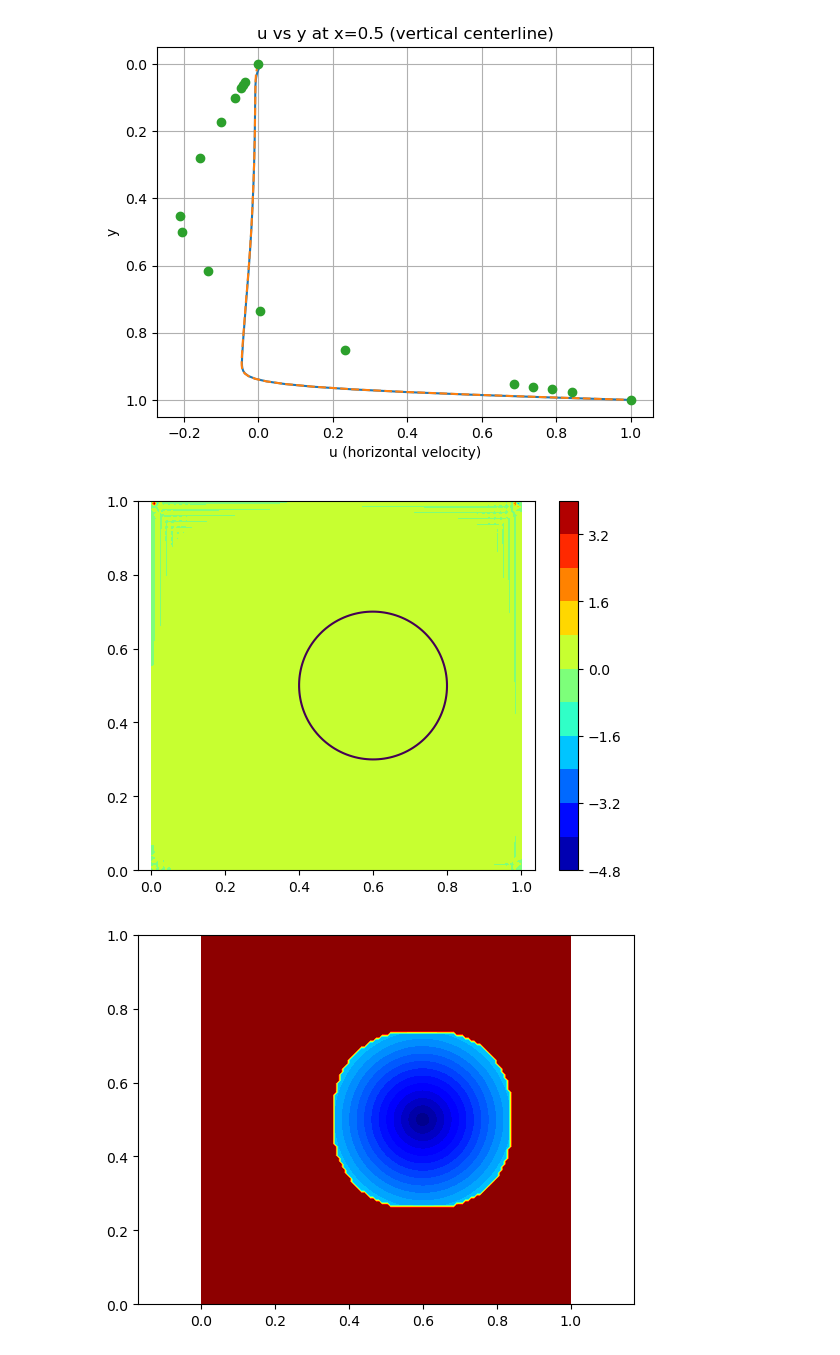
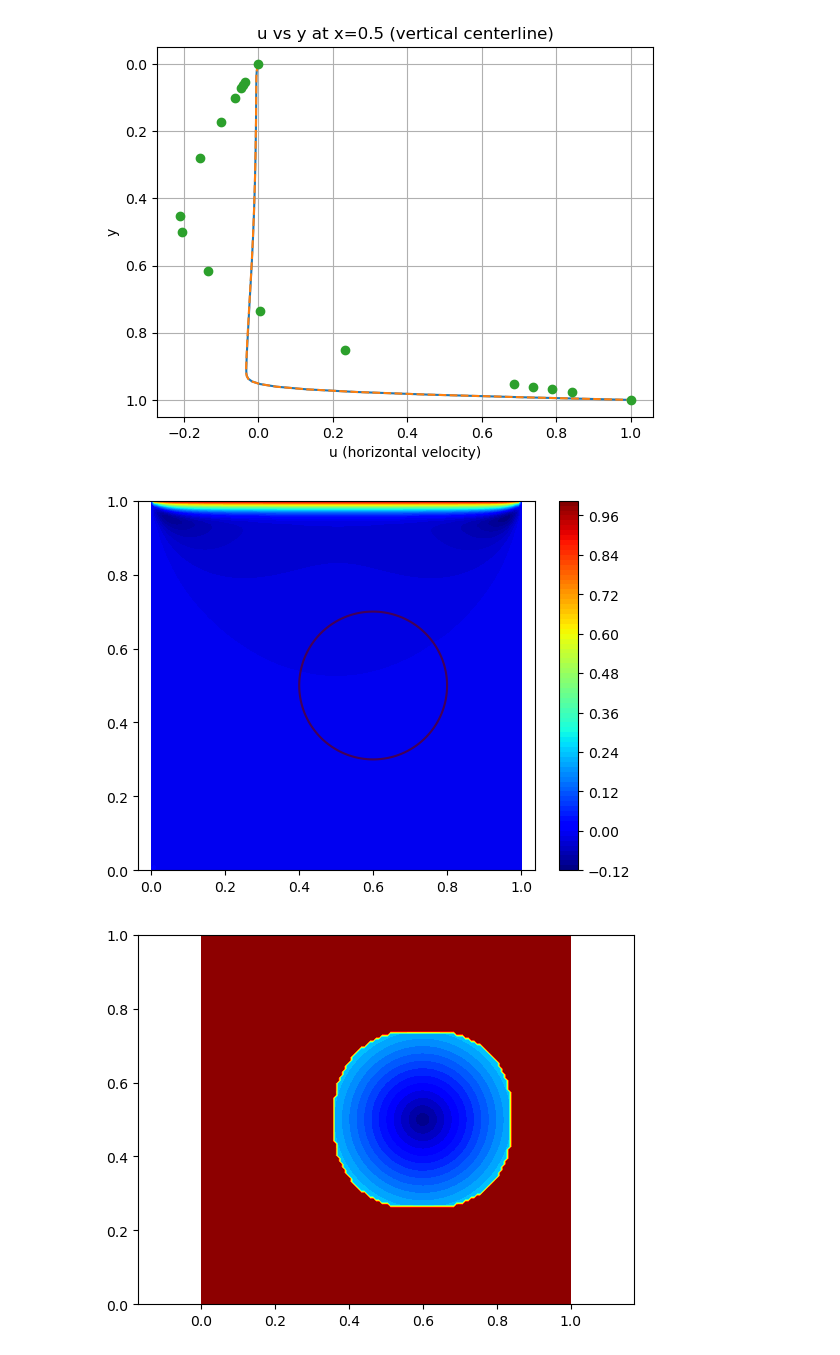
Before and after one commit to samanseifi/pyRMT, a Jupyter notebook: plotting.ipynb, the cells around one changed output. Saved outputs shown, nothing was run; the diff lists cells and outputs as text; code cells hidden in the pictures.

```diff
--- a/plotting.ipynb
+++ b/plotting.ipynb
@@ -17,7 +17,7 @@ def create_grid(Nx, Ny, Lx, Ly):
 with h5py.File("frames/data_00001.h5", "r") as f:
     phi00 = f["phi"][:]
 
-with h5py.File("frames_128x128_semi_rk4_mus_01_zero_kapp_200/data_00450.h5", "r") as f:
+with h5py.File("frames_128x128_semi_rk4_mus_01_zero_kapp_200/data_00250.h5", "r") as f:
     phi0 = f["phi"][:]
     sigma_xx0 = f["sigma_xx"][:]
     sigma_xy0 = f["sigma_xy"][:]
@@ -31,7 +31,7 @@ with h5py.File("frames_128x128_semi_rk4_mus_01_zero_kapp_200/data_00450.h5", "r"
     div_vel0 = f["div_vel"][:]
 
 
-with h5py.File("frames/data_00450.h5", "r") as f:
+with h5py.File("frames/data_00250.h5", "r") as f:
     phi = f["phi"][:]
     sigma_xx = f["sigma_xx"][:]
     sigma_xy = f["sigma_xy"][:]
@@ -74,20 +74,20 @@ plt.grid(True)
 plt.gca().invert_yaxis()  # optional to match standard benchmark view
 plt.show()
 # %% [output]
-[figure, old version]
+[figure, new version]
 # %%
 Lx, Ly = 1.0, 1.0
 X, Y, dx, dy = create_grid(Nx, Ny, Lx, Ly)
 
 Lx, Ly = 1.0, 1.0
 X0, Y0, dx0, dy0 = create_grid(Nx0, Ny0, Lx, Ly)
-plt.contourf(X, Y, div_vel, levels=10, cmap="jet")
+plt.contourf(X, Y, a, levels=100, cmap="jet")
 plt.colorbar()
 plt.contour(X,Y, phi, levels=[0])
 plt.axis('equal')
 plt.show()
 # %% [output]
-[figure, old version]
+[figure, new version]
 # %%
 plt.contourf(X, Y, phi, levels=50, cmap="jet")
 plt.axis('equal')
```
Also changed, not shown: parts of 5 cells of this notebook, 1 other file.
